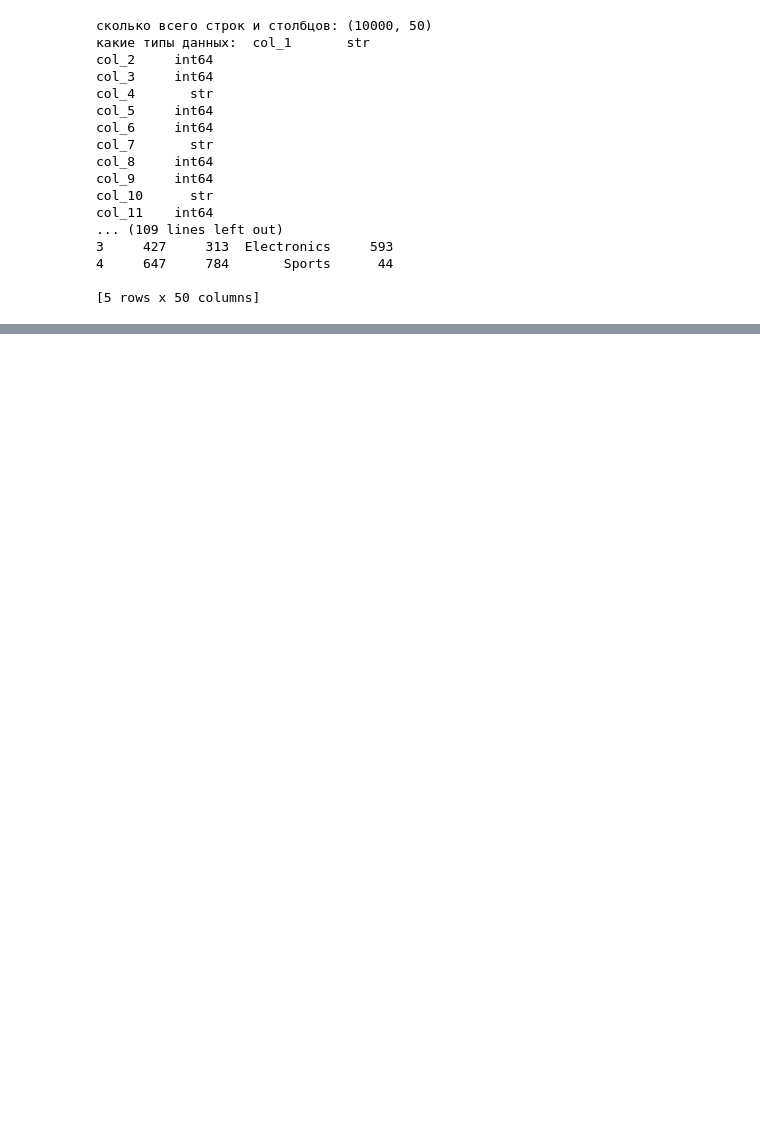
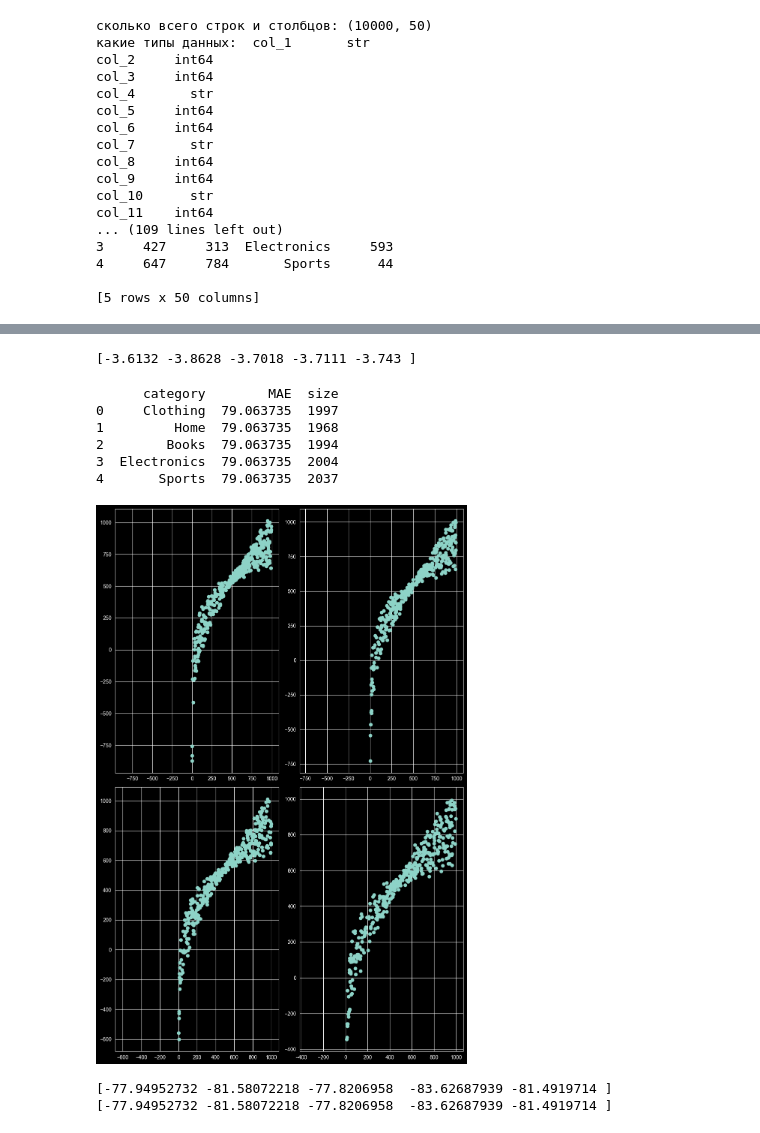
Before and after one commit to AZhaniya/hw, a Jupyter notebook: lab_works/lab_work7/lab7.ipynb, the cells around one changed output, grey strips where cells are left out. Saved outputs shown, nothing was run; the diff lists cells and outputs as text; code cells hidden in the pictures; blank space fills up the shorter version.

```diff
--- a/lab_works/lab_work7/lab7.ipynb
+++ b/lab_works/lab_work7/lab7.ipynb
@@ -26,0 +259,73 @@ col_11    int64
+# %%
+#14
+from sklearn.neighbors import KNeighborsRegressor
+from sklearn.model_selection import cross_val_score
+k=KNeighborsRegressor(n_neighbors=5)
+kc_scores=cross_val_score(k,x_s,y,cv=5,scoring='neg_mean_absolute_error')
+print(kc_scores)
+# %% [output]
+[-3.6132 -3.8628 -3.7018 -3.7111 -3.743 ]
+# %%
+#15
+r=[]
+for c in clean['col_7'].unique():
+    df_cat=clean[clean['col_7']== c].copy()
+    if len(df_cat)<50:
+        continue
+    y_c=df_cat['col_2']
+    x_c=df_cat.drop('col_2',axis=1)
+    x_c=x_c.select_dtypes(include=['int64','float64','uint8','bool'])
+    x_train_c,x_test_c,y_train_c,y_test_c=train_test_split(x,y,test_size=0.2,random_state=42)
+    model_c=LinearRegression()
+    model_c.fit(x_train_c,y_train_c)
+    y_pred_c=model.predict(x_test_c)
+    mae_c=mean_absolute_error(y_test_c,y_pred_c)
+    r.append({
+        'category':c,
+        'MAE':mae_c,
+        'size':len(df_cat)
+    })
+
+r_df=pd.DataFrame(r)
+r_df=r_df.sort_values(by='MAE')
+print(r_df)
+# %% [output]
+      category        MAE  size
+0     Clothing  79.063735  1997
+1         Home  79.063735  1968
+2        Books  79.063735  1994
+3  Electronics  79.063735  2004
+4       Sports  79.063735  2037
+# %%
+#16
+top_c=clean['col_7'].value_counts().head(4).index
+fig,axes=plt.subplots(2,2,figsize=(10,15))
+axes=axes.flatten()
+for i , cat in enumerate(top_c):
+    df_cat=clean[clean['col_7']== cat].copy()
+    if len(df_cat)<50:
+        continue
+    y_c=df_cat['col_2']
+    x_c=df_cat.drop('col_2',axis=1)
+    x_c=x_c.select_dtypes(include=['int64','float64','uint8','bool'])
+    x_train_c,x_test_c,y_train_c,y_test_c=train_test_split(x_c,y_c,test_size=0.2,random_state=42)
+    model_c=LinearRegression()
+    model_c.fit(x_train_c,y_train_c)
+    y_pred_c=model_c.predict(x_test_c)
+    axes[i].scatter(y_test_c,y_pred_c)
+    axes[i].plot(min(y_test_c.min(),y_pred_c.min()),max(y_test_c.max(),y_pred_c.max()))
+plt.tight_layout()
+plt.show()
+# %% [output]
+[figure, added]
+# %%
+#17
+from sklearn.linear_model import Ridge
+model_cv=Ridge(alpha=0.5)
+s_mae=cross_val_score(model_cv,x_m,y,cv=5,scoring='neg_mean_absolute_error')
+s_mse=cross_val_score(model_cv,x_m,y,cv=5,scoring='neg_mean_absolute_error')
+print(s_mae)
+print(s_mse)
+# %% [output]
+[-77.94952732 -81.58072218 -77.8206958  -83.62687939 -81.4919714 ]
+[-77.94952732 -81.58072218 -77.8206958  -83.62687939 -81.4919714 ]
```
Also changed, not shown: parts of 16 cells of this notebook, 1 other file.
